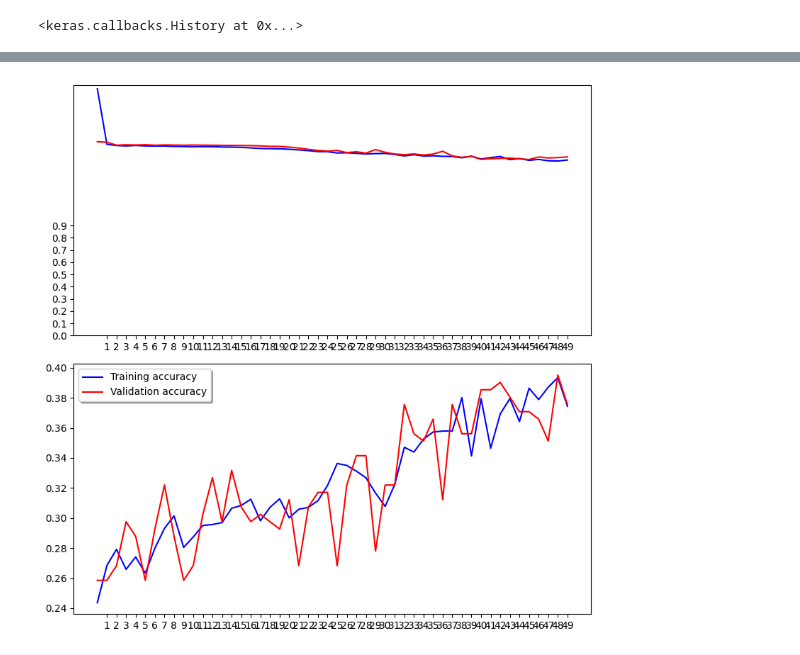
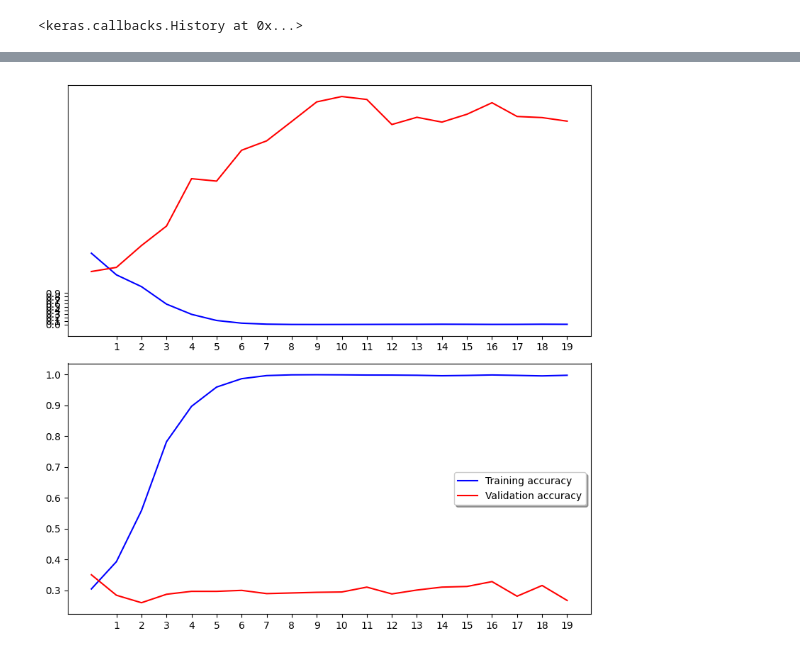
Before and after one commit to StaceyTf1999/graduateproject1_housetype.predicting, a Jupyter notebook: housing_predicting.ipynb, the cells around one changed output, grey strips where cells are left out. Saved outputs shown, nothing was run; the diff lists cells and outputs as text; code cells hidden in the pictures.

Commit message:
next try of edge

```diff
--- a/housing_predicting.ipynb
+++ b/housing_predicting.ipynb
@@ -1415,6 +1433,7 @@ maxpool3 = MaxPooling2D()
 # Original image branch
 x1 = conv1(property_id)
 x1 = maxpool1(x1)
+x1 = Dropout(0.25)(x1)
 x1 = conv2(x1)
 x1 = maxpool2(x1)
 x1 = Dropout(0.25)(x1)
@@ -1445,19 +1464,19 @@ combined = concatenate([x1, x2])
 
 # Fully connected layers
 fc1 = Dense(512, activation='relu')
-fc2 = Dense(256, activation='relu')
+# fc2 = Dense(256, activation='relu')
 fc3 = Dense(64, activation='relu')
 output = Dense(5, activation='softmax')
 
 # Connect the layers and create the model
 x = fc1(combined)
-x = fc2(x)
+# x = fc2(x)
 x = fc3(x)
 propertyType = output(x)
 
-model = Model(inputs=[property_id, edge], outputs=propertyType)
+model2 = Model(inputs=[property_id, edge], outputs=propertyType)
 
-model.compile(optimizer='adam', loss='categorical_crossentropy', metrics=['accuracy'])
+model2.compile(optimizer='adam', loss='categorical_crossentropy', metrics=['accuracy'])
 
-model.summary()
+model2.summary()
 # %% [output]
@@ -1479,14 +1498,14 @@ Trainable params: 189,509,253
 Non-trainable params: 0
 __________________________________________________________________________________________________
 # %%
-batch_size=64
+batch_size=32
 
 epochs=50
 # %%
-model.fit(train_generator, validation_data=val_generator,
-          steps_per_epoch = len(train_df) // batch_size,
-          validation_steps = len(val_df) // batch_size,
-          epochs=20)
+# model.fit(train_generator, validation_data=val_generator,
+#           steps_per_epoch = len(train_df) // batch_size,
+#           validation_steps = len(val_df) // batch_size,
+#           epochs=20)
 # %% [output]
 Epoch 1/20
 25/25 [==============================] - 207s 8s/step - loss: 1.5716 - accuracy: 0.2906 - val_loss: 1.6006 - val_accuracy: 0.2396
@@ -1507,7 +1526,7 @@ Epoch 20/20
 25/25 [==============================] - 202s 8s/step - loss: 0.0159 - accuracy: 0.9943 - val_loss: 5.1455 - val_accuracy: 0.2760
 <keras.callbacks.History at 0x...>
 # %%
-history2 = model.fit(train_generator, validation_data=val_generator,
+history2 = model2.fit(train_generator, validation_data=val_generator,
           steps_per_epoch = len(train_df) // batch_size,
           validation_steps = len(val_df) // batch_size,
           epochs=20)
@@ -1517,16 +1551,16 @@ KeyboardInterrupt:
 # %%
 fig, (ax1, ax2) = plt.subplots(2, 1, figsize=(8, 8))
-ax1.plot(model.history['loss'], color='b', label="Training loss")
-ax1.plot(model.history['val_loss'], color='r', label="validation loss")
-ax1.set_xticks(np.arange(1, epochs, 1))
+ax1.plot(history2.history['loss'], color='b', label="Training loss")
+ax1.plot(history2.history['val_loss'], color='r', label="validation loss")
+ax1.set_xticks(np.arange(1, 20, 1))
 ax1.set_yticks(np.arange(0, 1, 0.1))
 
-ax2.plot(model.history['accuracy'], color='b', label="Training accuracy")
-ax2.plot(model.history['val_accuracy'], color='r',label="Validation accuracy")
-ax2.set_xticks(np.arange(1, epochs, 1))
+ax2.plot(history2.history['accuracy'], color='b', label="Training accuracy")
+ax2.plot(history2.history['val_accuracy'], color='r',label="Validation accuracy")
+ax2.set_xticks(np.arange(1, 20, 1))
 
 legend = plt.legend(loc='best', shadow=True)
 plt.tight_layout()
 plt.show()
 # %% [output]
-[figure, old version]
+[figure, new version]
```
Also changed, not shown: parts of 18 cells of this notebook.
